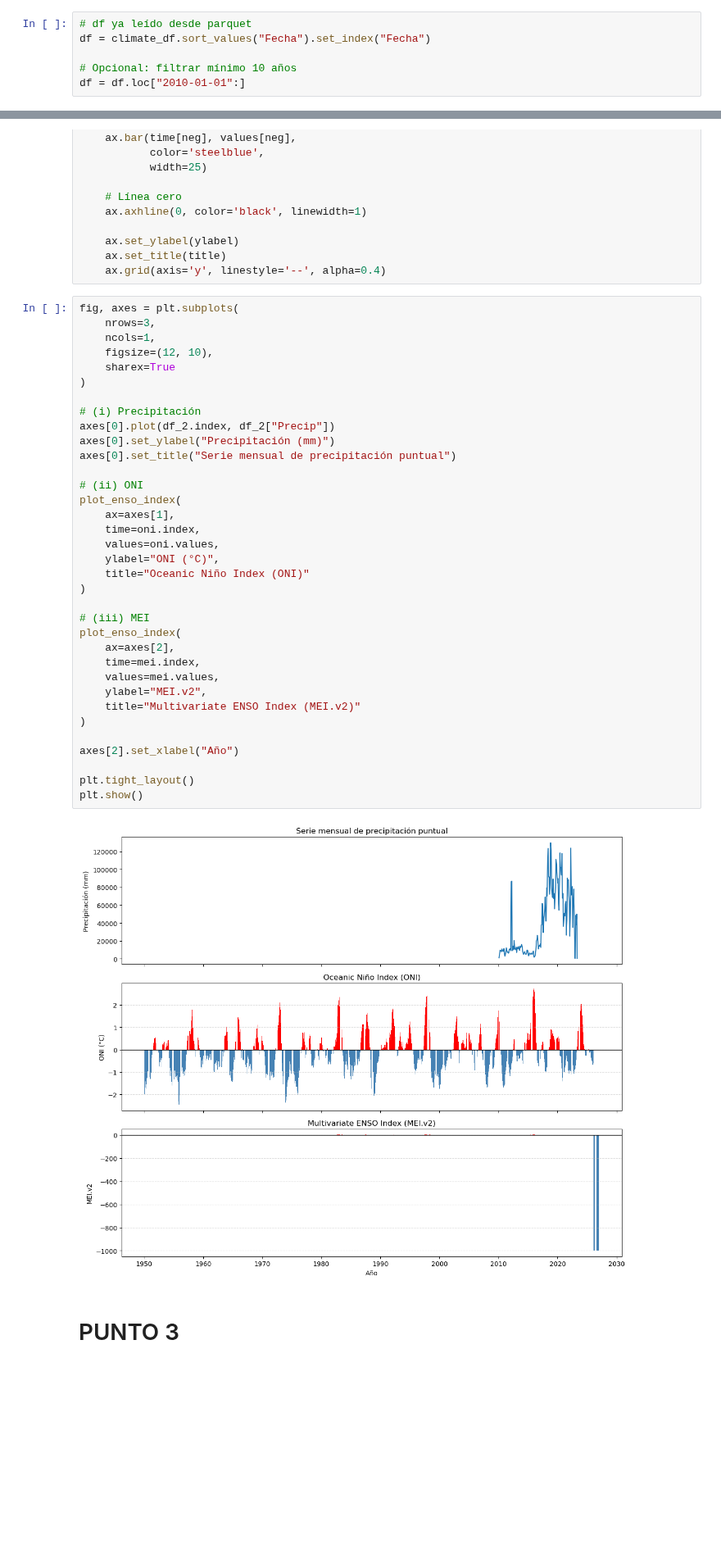
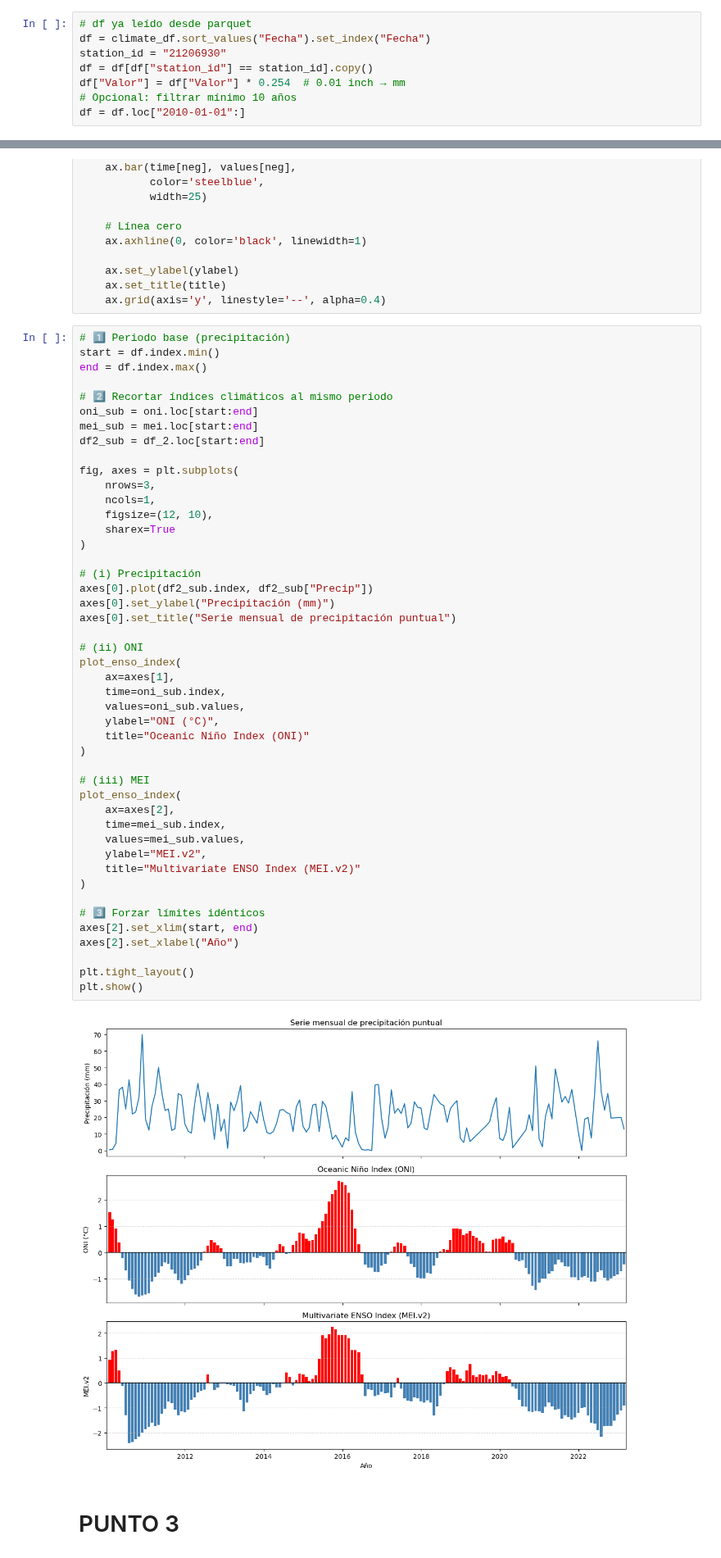
Before and after one commit to waleonr/Hydroinformatics-2026, a Jupyter notebook: Tarea1/Tarea1.ipynb, the cells around one changed output, grey strips where cells are left out. Shown at 82% size. Saved outputs shown, nothing was run; the diff lists cells and outputs as text; blank space fills up the shorter version.

```diff
--- a/Tarea1/Tarea1.ipynb
+++ b/Tarea1/Tarea1.ipynb
@@ -83,7 +111,9 @@ dtype: int64
 # %%
 # df ya leído desde parquet
 df = climate_df.sort_values("Fecha").set_index("Fecha")
-
+station_id = "21206930"
+df = df[df["station_id"] == station_id].copy()
+df["Valor"] = df["Valor"] * 0.254  # 0.01 inch → mm
 # Opcional: filtrar mínimo 10 años
 df = df.loc["2010-01-01":]
 # %%
@@ -276,42 +317,53 @@ def plot_enso_index(ax, time, values, ylabel, title):
     ax.set_title(title)
     ax.grid(axis='y', linestyle='--', alpha=0.4)
 # %%
+# 1️⃣ Periodo base (precipitación)
+start = df.index.min()
+end = df.index.max()
+
+# 2️⃣ Recortar índices climáticos al mismo periodo
+oni_sub = oni.loc[start:end]
+mei_sub = mei.loc[start:end]
+df2_sub = df_2.loc[start:end]
+
 fig, axes = plt.subplots(
     nrows=3,
     ncols=1,
     figsize=(12, 10),
     sharex=True
 )
 
 # (i) Precipitación
-axes[0].plot(df_2.index, df_2["Precip"])
+axes[0].plot(df2_sub.index, df2_sub["Precip"])
 axes[0].set_ylabel("Precipitación (mm)")
 axes[0].set_title("Serie mensual de precipitación puntual")
 
 # (ii) ONI
 plot_enso_index(
     ax=axes[1],
-    time=oni.index,
-    values=oni.values,
+    time=oni_sub.index,
+    values=oni_sub.values,
     ylabel="ONI (°C)",
     title="Oceanic Niño Index (ONI)"
 )
 
 # (iii) MEI
 plot_enso_index(
     ax=axes[2],
-    time=mei.index,
-    values=mei.values,
+    time=mei_sub.index,
+    values=mei_sub.values,
     ylabel="MEI.v2",
     title="Multivariate ENSO Index (MEI.v2)"
 )
 
+# 3️⃣ Forzar límites idénticos
+axes[2].set_xlim(start, end)
 axes[2].set_xlabel("Año")
 
 plt.tight_layout()
 plt.show()
 # %% [output]
-[figure, old version]
+[figure, new version]
 # %% [markdown]
 # PUNTO 3
 # %%
```
Also changed, not shown: parts of 11 cells of this notebook.
